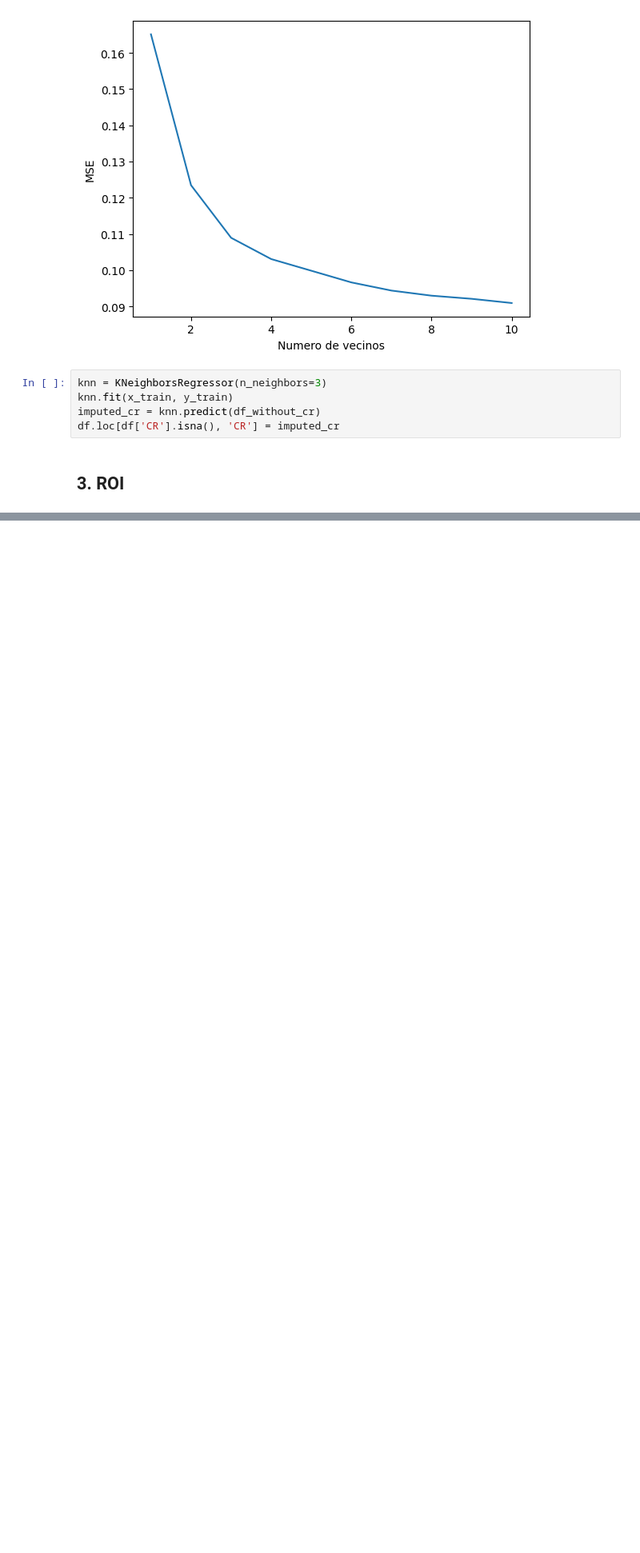
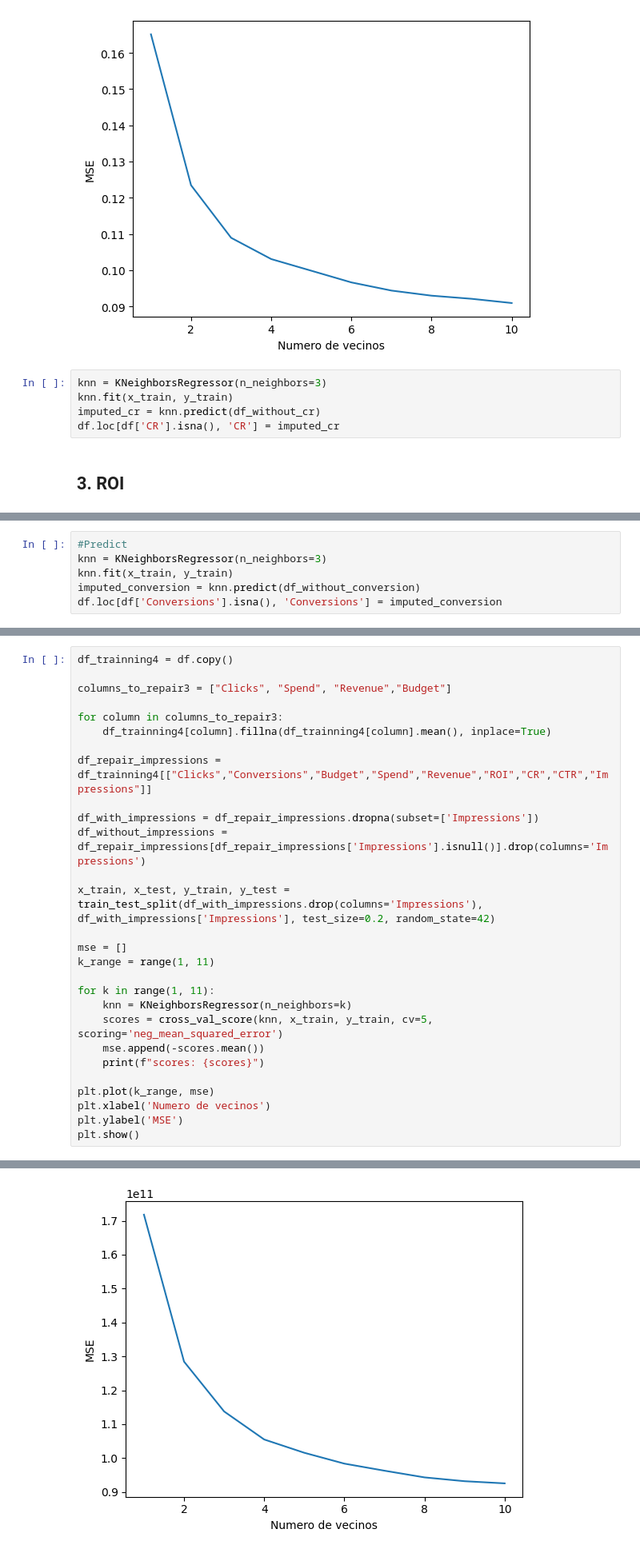
Before and after one commit to Germandcont/Data_Analysis_Project, a Jupyter notebook: Notebooks/Notebook.ipynb, the cells around one changed output, grey strips where cells are left out. Shown at 80% size. Cells and saved outputs as stored; diff of their text form; blank space fills up the shorter version.

```diff
--- a/Notebooks/Notebook.ipynb
+++ b/Notebooks/Notebook.ipynb
@@ -599,0 +695,6 @@ df.loc[df['CR'].isna(), 'CR'] = imputed_cr
+# %%
+#Predict
+knn = KNeighborsRegressor(n_neighbors=3)
+knn.fit(x_train, y_train)
+imputed_conversion = knn.predict(df_without_conversion)
+df.loc[df['Conversions'].isna(), 'Conversions'] = imputed_conversion
@@ -599,0 +728,29 @@ df.loc[df['CR'].isna(), 'CR'] = imputed_cr
+# %%
+df_trainning4 = df.copy()
+
+columns_to_repair3 = ["Clicks", "Spend", "Revenue","Budget"]
+
+for column in columns_to_repair3:
+    df_trainning4[column].fillna(df_trainning4[column].mean(), inplace=True)
+
+df_repair_impressions = df_trainning4[["Clicks","Conversions","Budget","Spend","Revenue","ROI","CR","CTR","Impressions"]]
+
+df_with_impressions = df_repair_impressions.dropna(subset=['Impressions'])
+df_without_impressions = df_repair_impressions[df_repair_impressions['Impressions'].isnull()].drop(columns='Impressions')
+
+x_train, x_test, y_train, y_test = train_test_split(df_with_impressions.drop(columns='Impressions'), df_with_impressions['Impressions'], test_size=0.2, random_state=42)
+
+mse = []
+k_range = range(1, 11)
+
+for k in range(1, 11):
+    knn = KNeighborsRegressor(n_neighbors=k)
+    scores = cross_val_score(knn, x_train, y_train, cv=5, scoring='neg_mean_squared_error')
+    mse.append(-scores.mean())
+    print(f"scores: {scores}")
+
+plt.plot(k_range, mse)
+plt.xlabel('Numero de vecinos')
+plt.ylabel('MSE')
+plt.show()
+# %% [output]
@@ -599,0 +783 @@ df.loc[df['CR'].isna(), 'CR'] = imputed_cr
+[figure, added]
```
Also changed, not shown: parts of 42 cells of this notebook.
